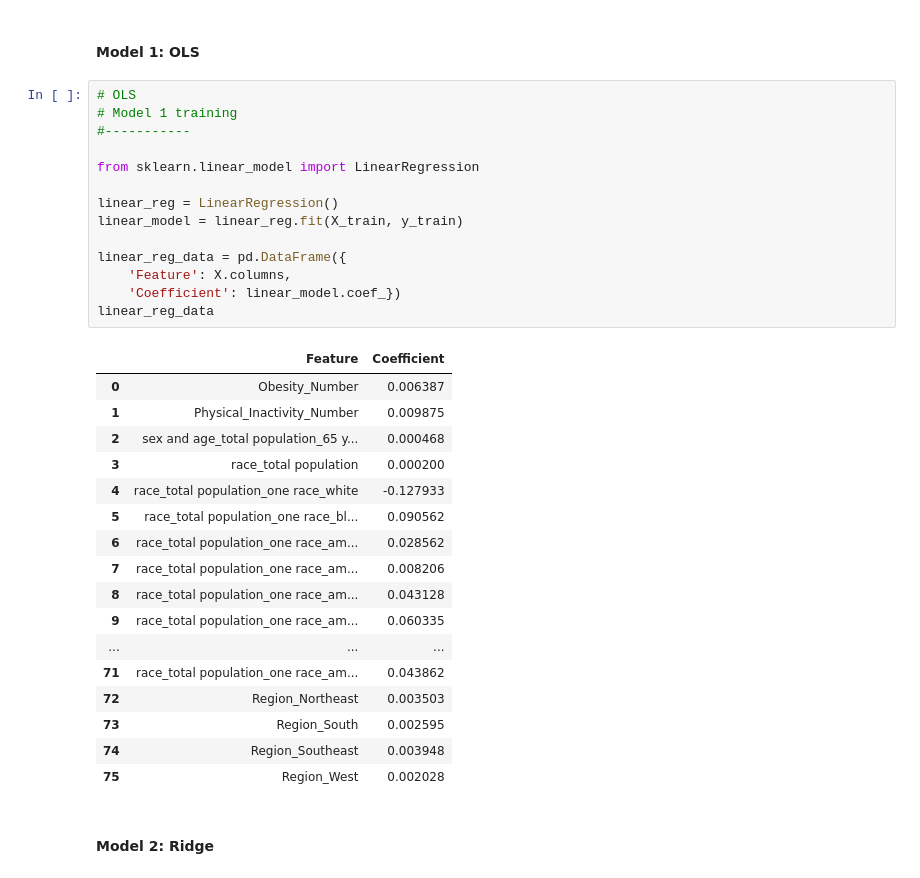
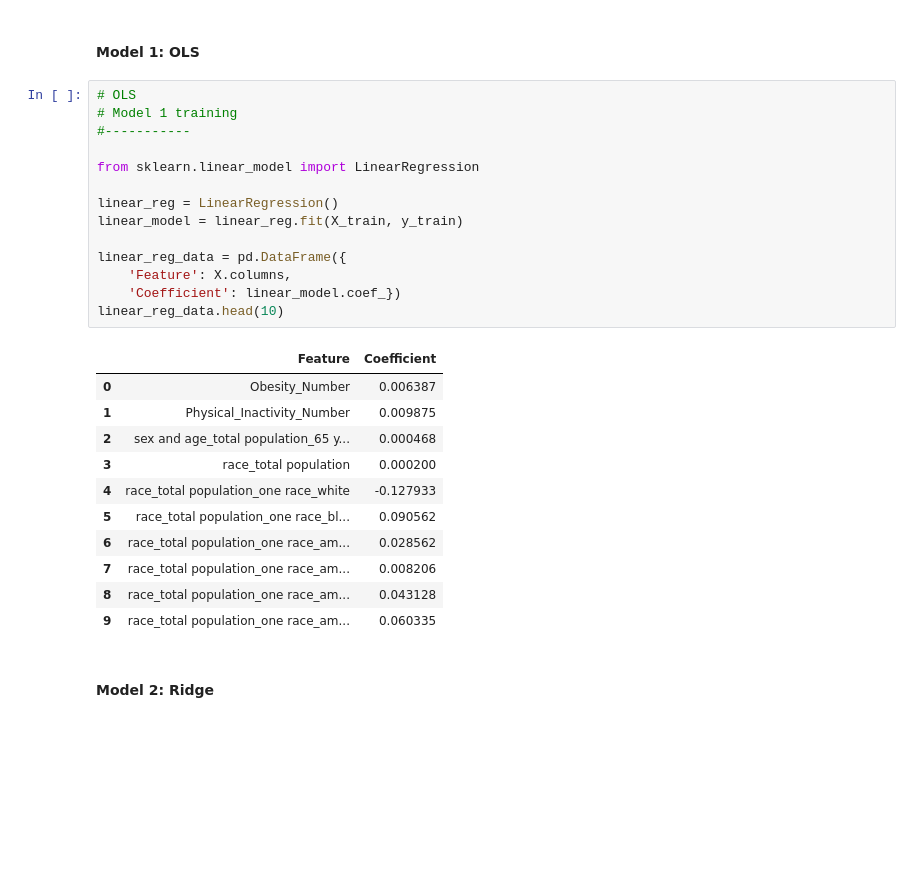
Before and after one commit to grbenitez/Computational-Social-Science-Projects, a Jupyter notebook: Project-2/Project 2 Students.ipynb, the cells around one changed output. Drawn from its saved outputs; the diff is of its cells as text; blank space fills up the shorter version.

```diff
--- a/Project-2/Project 2 Students.ipynb
+++ b/Project-2/Project 2 Students.ipynb
@@ -621,35 +625,29 @@ Train each model in the training set, and be sure to tune hyperparameters if app
 # %%
 # OLS
 # Model 1 training
 #-----------
 
 from sklearn.linear_model import LinearRegression
 
 linear_reg = LinearRegression()
 linear_model = linear_reg.fit(X_train, y_train)
 
 linear_reg_data = pd.DataFrame({
     'Feature': X.columns,
     'Coefficient': linear_model.coef_})
-linear_reg_data
+linear_reg_data.head(10)
 # %% [output]
 |  | Feature | Coefficient |
 | 0 | Obesity_Number | 0.006387 |
 | 1 | Physical_Inactivity_Number | 0.009875 |
 | 2 | sex and age_total population_65 y... | 0.000468 |
 | 3 | race_total population | 0.000200 |
 | 4 | race_total population_one race_white | -0.127933 |
 | 5 | race_total population_one race_bl... | 0.090562 |
 | 6 | race_total population_one race_am... | 0.028562 |
 | 7 | race_total population_one race_am... | 0.008206 |
 | 8 | race_total population_one race_am... | 0.043128 |
 | 9 | race_total population_one race_am... | 0.060335 |
-| ... | ... | ... |
-| 71 | race_total population_one race_am... | 0.043862 |
-| 72 | Region_Northeast | 0.003503 |
-| 73 | Region_South | 0.002595 |
-| 74 | Region_Southeast | 0.003948 |
-| 75 | Region_West | 0.002028 |
 # %% [markdown]
 #### Model 2: Ridge
 # %%
```
Also changed, not shown: parts of 9 cells of this notebook, 1 other file.
